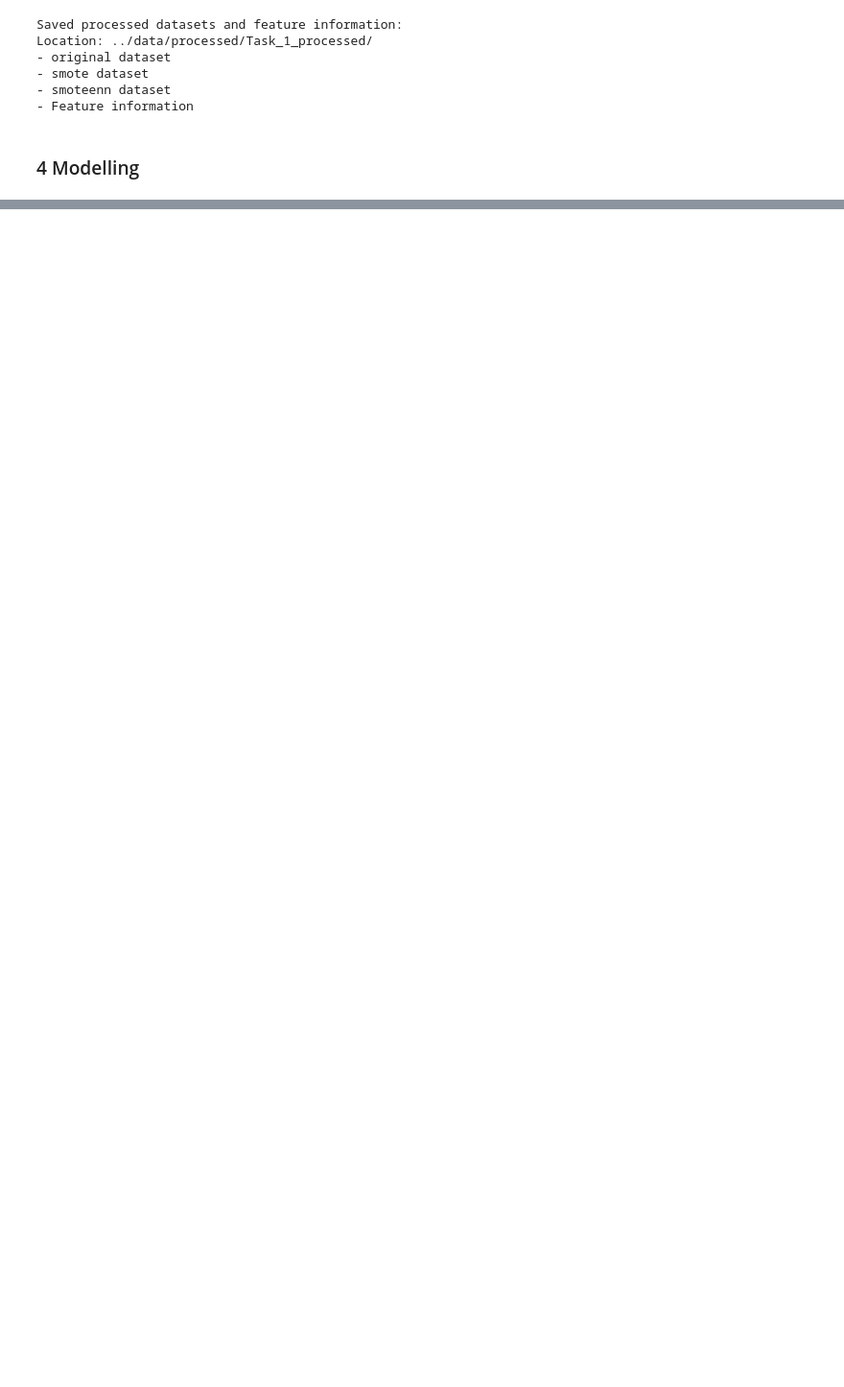
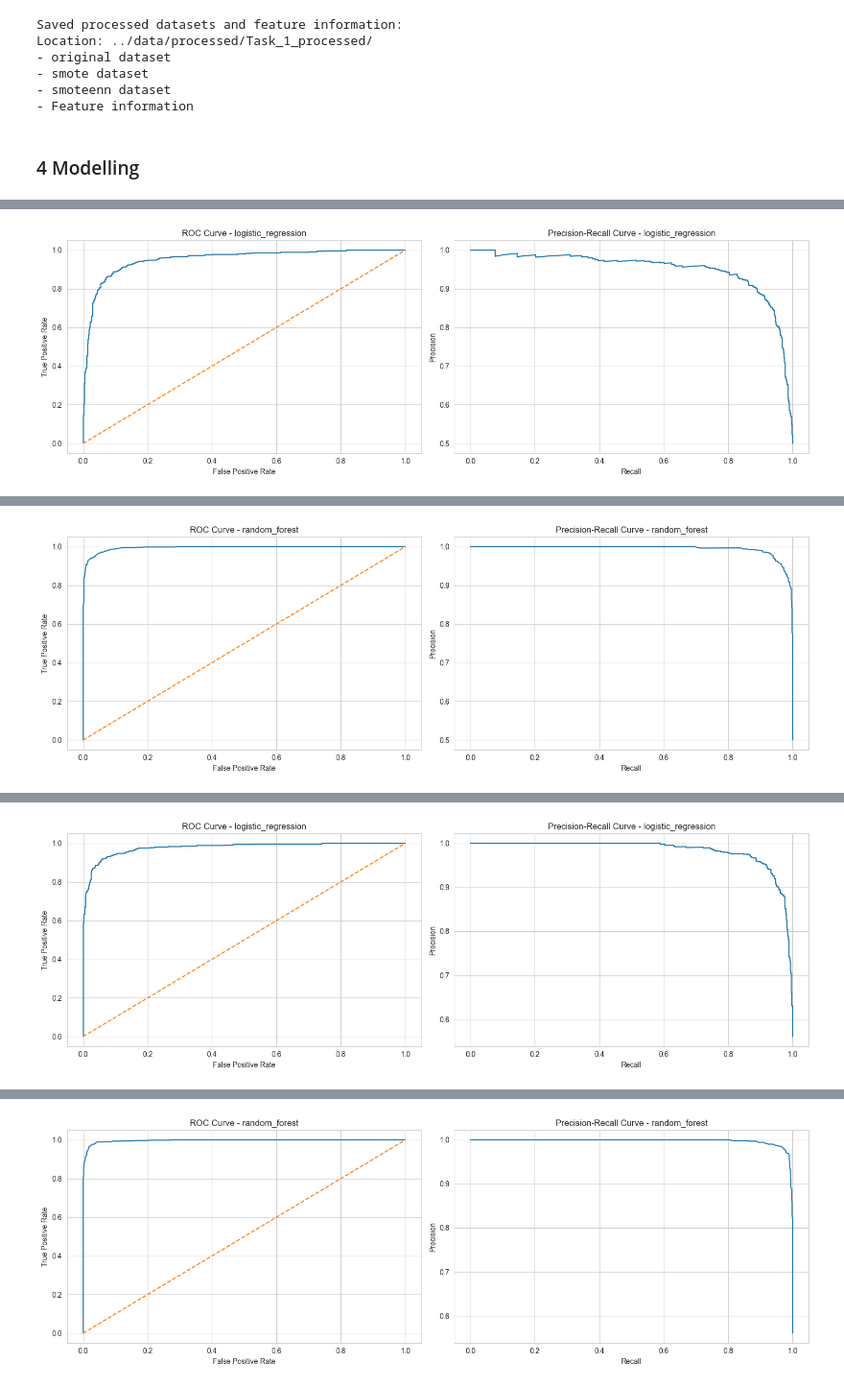
Before and after one commit to Geovannyy/Geovannyy-ML-DM-with-Python-and-Azure-ML-Studio, a Jupyter notebook: notebooks/Task_1_Classification.ipynb, the cells around one changed output, grey strips where cells are left out. Shown at 96% size. Drawn from its saved outputs; the diff is of its cells as text; code cells hidden in the pictures; blank space fills up the shorter version.

Commit message:
Updated Task 1 Section 4 Modeling and Section 5 Evalution

```diff
--- a/notebooks/Task_1_Classification.ipynb
+++ b/notebooks/Task_1_Classification.ipynb
@@ -1666,0 +895,3 @@ weighted avg       0.97      0.97      0.97      1413
+# %%
+# Load both datasets
+processed_datasets = load_processed_datasets()
@@ -1666,0 +1200,72 @@ weighted avg       0.97      0.97      0.97      1413
+# %%
+def evaluate_final_models(
+    datasets: Dict[str, Tuple[pd.DataFrame, pd.Series]],
+    tuning_results: Dict[str, Dict[str, Any]]
+) -> Dict[str, Dict[str, Dict[str, Any]]]:
+    """
+    Perform final evaluation of tuned models with advanced metrics.
+
+    Args:
+        datasets: Dictionary containing SMOTE and SMOTEENN datasets
+        tuning_results: Results from hyperparameter tuning
+
+    Returns:
+        Dictionary with detailed evaluation metrics
+    """
+    final_results = {}
+
+    for dataset_name, (X, y) in datasets.items():
+        print(f"\nFinal evaluation on {dataset_name.upper()} dataset:")
+        final_results[dataset_name] = {}
+
+        # Split data
+        X_train, X_test, y_train, y_test = train_test_split(
+            X, y, test_size=0.2, random_state=26, stratify=y
+        )
+
+        for model_name in tuning_results[dataset_name].keys():
+            print(f"\nEvaluating tuned {model_name.upper()}:")
+            model = tuning_results[dataset_name][model_name]['best_model']
+
+            # Predictions
+            y_pred = model.predict(X_test)
+            y_prob = model.predict_proba(X_test)[:, 1]
+
+            # Store results
+            final_results[dataset_name][model_name] = {
+                'confusion_matrix': confusion_matrix(y_test, y_pred),
+                'classification_report': classification_report(y_test, y_pred),
+                'roc_curve': roc_curve(y_test, y_prob),
+                'pr_curve': precision_recall_curve(y_test, y_prob)
+            }
+
+            # Print classification report
+            print("\nClassification Report:")
+            print(final_results[dataset_name][model_name]['classification_report'])
+
+            # Plot ROC and PR curves
+            fig, (ax1, ax2) = plt.subplots(1, 2, figsize=(15, 5))
+
+            # ROC curve
+            fpr, tpr, _ = final_results[dataset_name][model_name]['roc_curve']
+            ax1.plot(fpr, tpr)
+            ax1.plot([0, 1], [0, 1], '--')
+            ax1.set_title(f'ROC Curve - {model_name}')
+            ax1.set_xlabel('False Positive Rate')
+            ax1.set_ylabel('True Positive Rate')
+
+            # PR curve
+            precision, recall, _ = final_results[dataset_name][model_name]['pr_curve']
+            ax2.plot(recall, precision)
+            ax2.set_title(f'Precision-Recall Curve - {model_name}')
+            ax2.set_xlabel('Recall')
+            ax2.set_ylabel('Precision')
+
+            plt.tight_layout()
+            plt.show()
+
+    return final_results
+
+# Perform final evaluation
+final_results = evaluate_final_models(processed_datasets, tuning_results)
+# %% [output]
@@ -1666,0 +1285 @@ weighted avg       0.97      0.97      0.97      1413
+[figure, added]
@@ -1666,0 +1297 @@ weighted avg       0.97      0.97      0.97      1413
+[figure, added]
@@ -1666,0 +1311 @@ weighted avg       0.97      0.97      0.97      1413
+[figure, added]
@@ -1666,0 +1323 @@ weighted avg       0.97      0.97      0.97      1413
+[figure, added]
```
Also changed, not shown: parts of 51 cells of this notebook, 19 other files.
